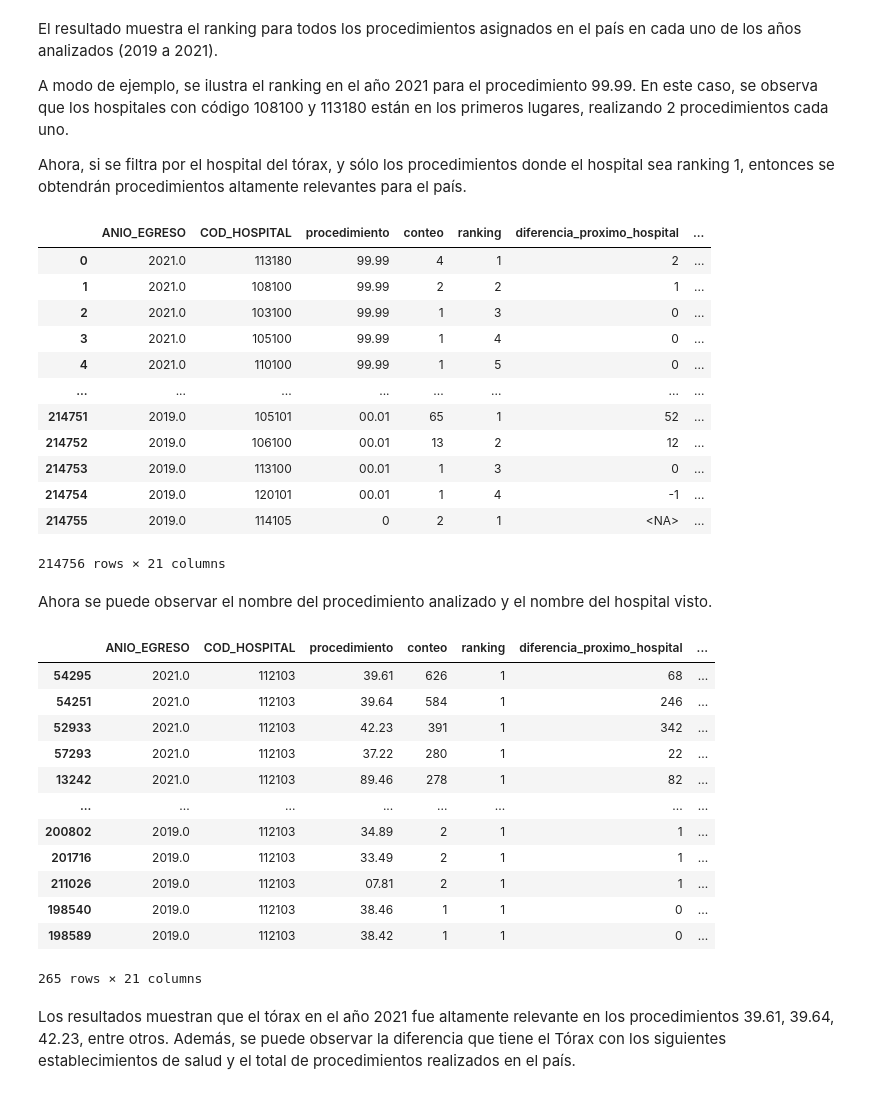
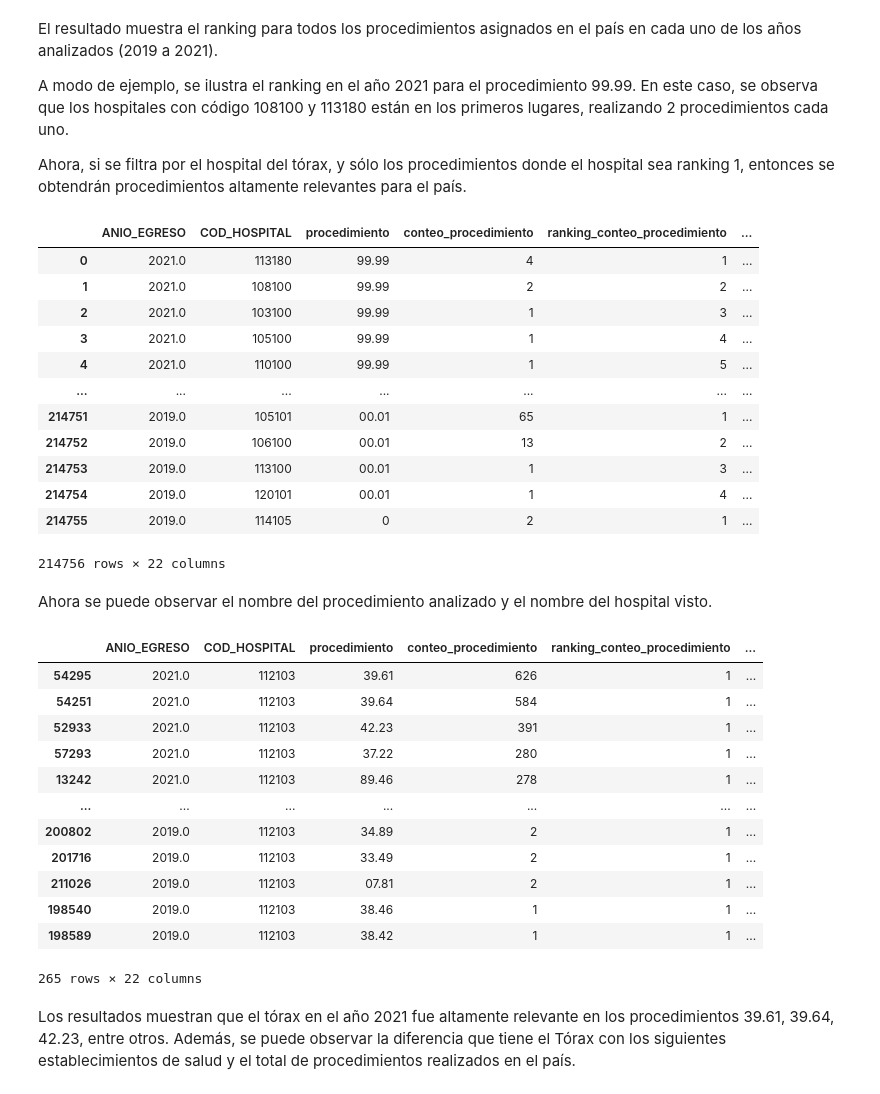
Before and after one commit to JavierRojas14/grd, a Jupyter notebook: notebooks/2.0-jrb-number-of-procedures-per-diagnosis.ipynb, the cells around one changed output. Drawn from its saved outputs; the diff is of its cells as text; code cells hidden in the pictures.

```diff
--- a/notebooks/2.0-jrb-number-of-procedures-per-diagnosis.ipynb
+++ b/notebooks/2.0-jrb-number-of-procedures-per-diagnosis.ipynb
@@ -66,7 +66,13 @@ RUT del paciente.
 # %%
 procedimientos_formato_long = pd.melt(
     df_procesada,
-    id_vars=["COD_HOSPITAL", "ANIO_EGRESO", "TIPO_ACTIVIDAD", "CIP_ENCRIPTADO", "DIAGNOSTICO1"],
+    id_vars=[
+        "COD_HOSPITAL",
+        "ANIO_EGRESO",
+        "TIPO_ACTIVIDAD",
+        "CIP_ENCRIPTADO",
+        "DIAGNOSTICO1",
+    ],
     value_vars=vars_procedimientos.keys(),
     value_name="procedimiento",
 )
@@ -128,43 +134,45 @@ ranking_con_nombre_procedimientos_y_establecimientos = ranking_con_nombre_proced
 # %%
 display(ranking_con_nombre_procedimientos_y_establecimientos)
 # %% [output]
-|  | ANIO_EGRESO | COD_HOSPITAL | procedimiento | conteo | ranking | diferencia_proximo_hospital | ... |
-| 0 | 2021.0 | 113180 | 99.99 | 4 | 1 | 2 | ... |
-| 1 | 2021.0 | 108100 | 99.99 | 2 | 2 | 1 | ... |
-| 2 | 2021.0 | 103100 | 99.99 | 1 | 3 | 0 | ... |
-| 3 | 2021.0 | 105100 | 99.99 | 1 | 4 | 0 | ... |
-| 4 | 2021.0 | 110100 | 99.99 | 1 | 5 | 0 | ... |
-| ... | ... | ... | ... | ... | ... | ... | ... |
-| 214751 | 2019.0 | 105101 | 00.01 | 65 | 1 | 52 | ... |
-| 214752 | 2019.0 | 106100 | 00.01 | 13 | 2 | 12 | ... |
-| 214753 | 2019.0 | 113100 | 00.01 | 1 | 3 | 0 | ... |
-| 214754 | 2019.0 | 120101 | 00.01 | 1 | 4 | -1 | ... |
-| 214755 | 2019.0 | 114105 | 0 | 2 | 1 | <NA> | ... |
+|  | ANIO_EGRESO | COD_HOSPITAL | procedimiento | conteo_procedimiento | ranking_conteo_procedimiento | ... |
+| 0 | 2021.0 | 113180 | 99.99 | 4 | 1 | ... |
+| 1 | 2021.0 | 108100 | 99.99 | 2 | 2 | ... |
+| 2 | 2021.0 | 103100 | 99.99 | 1 | 3 | ... |
+| 3 | 2021.0 | 105100 | 99.99 | 1 | 4 | ... |
+| 4 | 2021.0 | 110100 | 99.99 | 1 | 5 | ... |
+| ... | ... | ... | ... | ... | ... | ... |
+| 214751 | 2019.0 | 105101 | 00.01 | 65 | 1 | ... |
+| 214752 | 2019.0 | 106100 | 00.01 | 13 | 2 | ... |
+| 214753 | 2019.0 | 113100 | 00.01 | 1 | 3 | ... |
+| 214754 | 2019.0 | 120101 | 00.01 | 1 | 4 | ... |
+| 214755 | 2019.0 | 114105 | 0 | 2 | 1 | ... |
-214756 rows × 21 columns
+214756 rows × 22 columns
 # %% [markdown]
 Ahora se puede observar el nombre del procedimiento analizado y el nombre del hospital visto.
 # %%
 conteo_procedimientos_torax = ranking_con_nombre_procedimientos_y_establecimientos.query(
     "COD_HOSPITAL == @HOSPITAL_DEL_TORAX"
-).sort_values(["ANIO_EGRESO", "conteo"], ascending=False)
+).sort_values(["ANIO_EGRESO", "conteo_procedimiento"], ascending=False)
 
-mejores_procedimientos_torax = conteo_procedimientos_torax.query("ranking == 1")
+mejores_procedimientos_torax = conteo_procedimientos_torax.query(
+    "ranking_conteo_procedimiento == 1"
+)
 
 display(mejores_procedimientos_torax)
 # %% [output]
-|  | ANIO_EGRESO | COD_HOSPITAL | procedimiento | conteo | ranking | diferencia_proximo_hospital | ... |
-| 54295 | 2021.0 | 112103 | 39.61 | 626 | 1 | 68 | ... |
-| 54251 | 2021.0 | 112103 | 39.64 | 584 | 1 | 246 | ... |
-| 52933 | 2021.0 | 112103 | 42.23 | 391 | 1 | 342 | ... |
-| 57293 | 2021.0 | 112103 | 37.22 | 280 | 1 | 22 | ... |
-| 13242 | 2021.0 | 112103 | 89.46 | 278 | 1 | 82 | ... |
-| ... | ... | ... | ... | ... | ... | ... | ... |
-| 200802 | 2019.0 | 112103 | 34.89 | 2 | 1 | 1 | ... |
-| 201716 | 2019.0 | 112103 | 33.49 | 2 | 1 | 1 | ... |
-| 211026 | 2019.0 | 112103 | 07.81 | 2 | 1 | 1 | ... |
-| 198540 | 2019.0 | 112103 | 38.46 | 1 | 1 | 0 | ... |
-| 198589 | 2019.0 | 112103 | 38.42 | 1 | 1 | 0 | ... |
+|  | ANIO_EGRESO | COD_HOSPITAL | procedimiento | conteo_procedimiento | ranking_conteo_procedimiento | ... |
+| 54295 | 2021.0 | 112103 | 39.61 | 626 | 1 | ... |
+| 54251 | 2021.0 | 112103 | 39.64 | 584 | 1 | ... |
+| 52933 | 2021.0 | 112103 | 42.23 | 391 | 1 | ... |
+| 57293 | 2021.0 | 112103 | 37.22 | 280 | 1 | ... |
+| 13242 | 2021.0 | 112103 | 89.46 | 278 | 1 | ... |
+| ... | ... | ... | ... | ... | ... | ... |
+| 200802 | 2019.0 | 112103 | 34.89 | 2 | 1 | ... |
+| 201716 | 2019.0 | 112103 | 33.49 | 2 | 1 | ... |
+| 211026 | 2019.0 | 112103 | 07.81 | 2 | 1 | ... |
+| 198540 | 2019.0 | 112103 | 38.46 | 1 | 1 | ... |
+| 198589 | 2019.0 | 112103 | 38.42 | 1 | 1 | ... |
-265 rows × 21 columns
+265 rows × 22 columns
 # %% [markdown]
 Los resultados muestran que el tórax en el año 2021 fue altamente relevante en los procedimientos
 39.61, 39.64, 42.23, entre otros. Además, se puede observar la diferencia que tiene el Tórax
```
Also changed, not shown: parts of 2 cells of this notebook.
